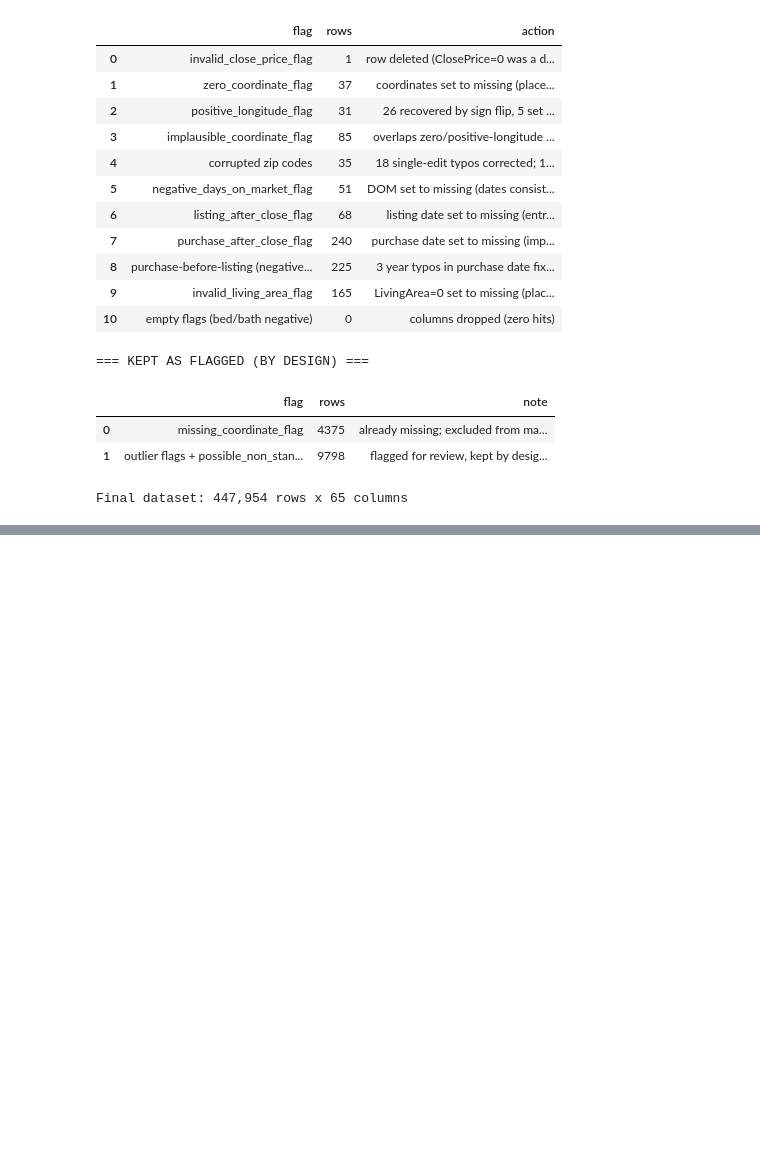
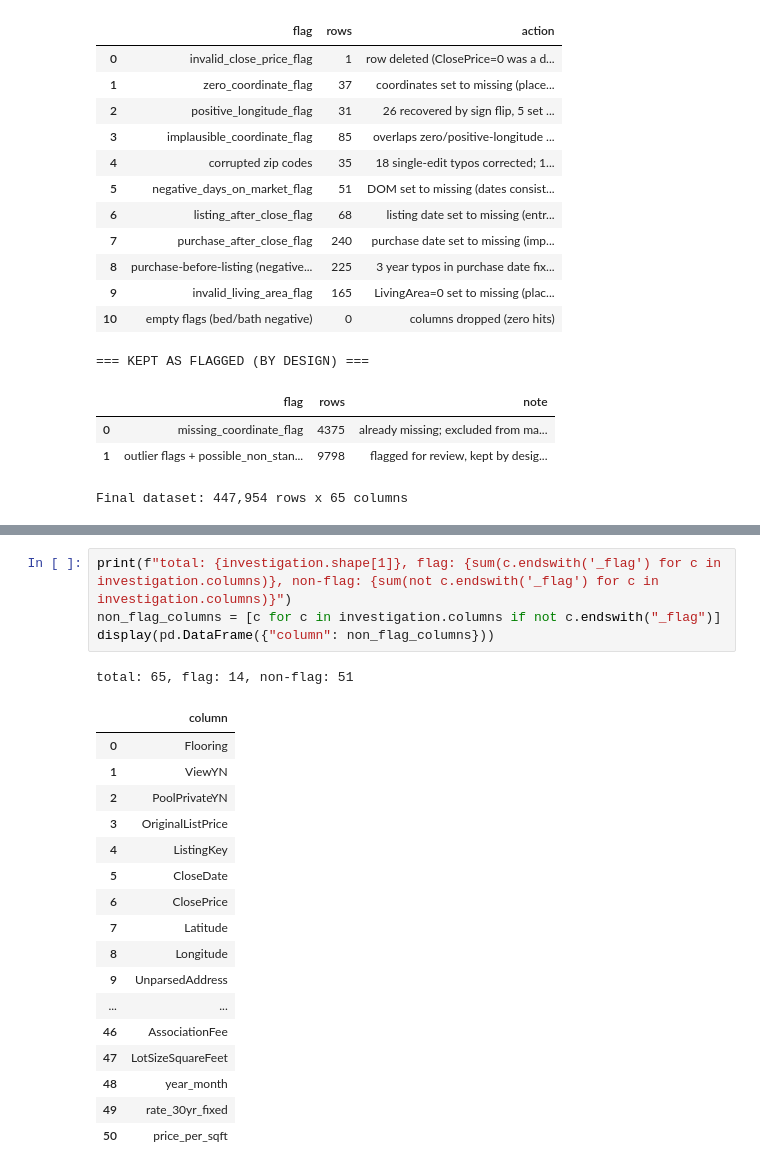
Before and after one commit to DorisTheChef/real-estate-dashboard-project, a Jupyter notebook: notebooks/week4_5_flagged_rows_investigation.ipynb, the cells around one changed output, grey strips where cells are left out. Saved outputs shown, nothing was run; the diff lists cells and outputs as text; blank space fills up the shorter version.

```diff
--- a/notebooks/week4_5_flagged_rows_investigation.ipynb
+++ b/notebooks/week4_5_flagged_rows_investigation.ipynb
@@ -1154,0 +1160,23 @@ print(f"Shape: {investigation.shape[0]:,} rows x {investigation.shape[1]} column
+# %%
+print(f"total: {investigation.shape[1]}, flag: {sum(c.endswith('_flag') for c in investigation.columns)}, non-flag: {sum(not c.endswith('_flag') for c in investigation.columns)}")
+non_flag_columns = [c for c in investigation.columns if not c.endswith("_flag")]
+display(pd.DataFrame({"column": non_flag_columns}))
+# %% [output]
+total: 65, flag: 14, non-flag: 51
+|  | column |
+| 0 | Flooring |
+| 1 | ViewYN |
+| 2 | PoolPrivateYN |
+| 3 | OriginalListPrice |
+| 4 | ListingKey |
+| 5 | CloseDate |
+| 6 | ClosePrice |
+| 7 | Latitude |
+| 8 | Longitude |
+| 9 | UnparsedAddress |
+| ... | ... |
+| 46 | AssociationFee |
+| 47 | LotSizeSquareFeet |
+| 48 | year_month |
+| 49 | rate_30yr_fixed |
+| 50 | price_per_sqft |
```
Also changed, not shown: parts of 3 cells of this notebook, 1 other file.
